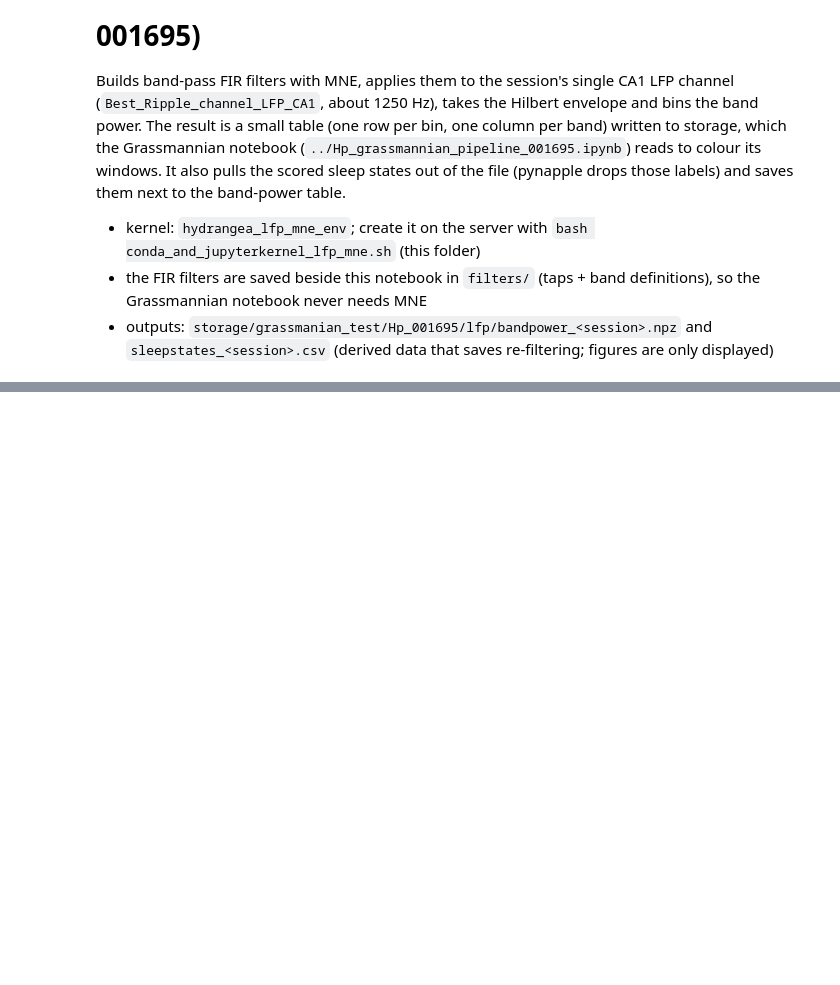
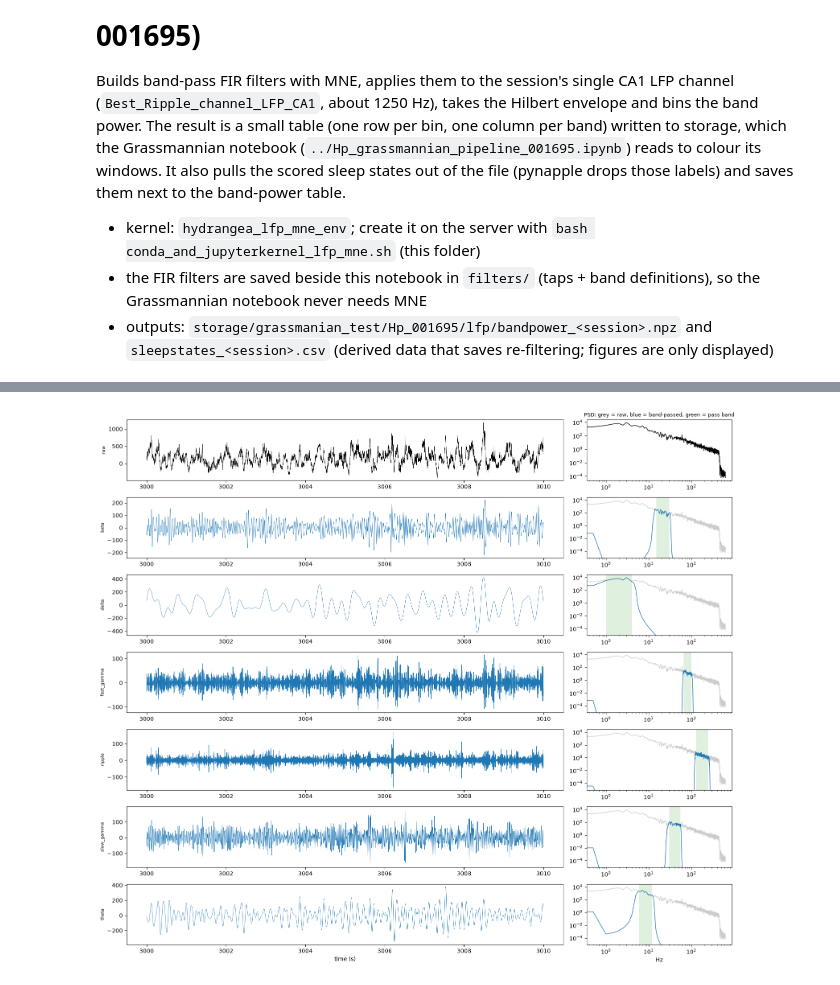
Before and after one commit to AngCamp/CumulantDynamicsGuiltByAssociation, a Jupyter notebook: Hydrangea_demo/Validating_Hybrid_Dynamics/RealData_Grassmanian_Tests/CA1data/lfp_filters/Hp_LFP_bandpower_mne_001695.ipynb, the cells around one changed output, grey strips where cells are left out. Saved outputs shown, nothing was run; the diff lists cells and outputs as text; code cells hidden in the pictures; blank space fills up the shorter version.

```diff
--- a/Hydrangea_demo/Validating_Hybrid_Dynamics/RealData_Grassmanian_Tests/CA1data/lfp_filters/Hp_LFP_bandpower_mne_001695.ipynb
+++ b/Hydrangea_demo/Validating_Hybrid_Dynamics/RealData_Grassmanian_Tests/CA1data/lfp_filters/Hp_LFP_bandpower_mne_001695.ipynb
@@ -226,0 +313,99 @@ ax.legend(frameon=False, fontsize=8); plt.tight_layout(); plt.show()
+# %%
+# ============ load the saved filters, find the live stretches of LFP, filter each on its own, cut each end by the longest ============
+import time
+import numpy as np
+import scipy.signal as sps
+import pynapple as nap
+from pathlib import Path
+from scipy.fft import next_fast_len
+
+FILTER_DIR  = Path("filters").resolve()
+LFP_FILE    = Path("/storage/dandi_downloads/sub-M01/sub-M01_ses-20240313T100000_behavior+ecephys.nwb")
+LFP_KEY     = "Best_Ripple_channel_LFP_CA1"
+OUT_DIR     = Path("/storage/grassmanian_test/Hp_001695/lfp")
+SESSION_KEY = "M01_20240313T100000"
+fs          = 1250.0
+BIN_MS      = 50.0
+DEAD_RUN_S  = 0.1                         # a constant value held this long = no signal
+
+# ---- filters from disk
+filters, BAND_DESIGN = {}, {}
+for f in sorted(FILTER_DIR.glob("fir_*_%.0fHz.npz" % fs)):
+    with np.load(f) as z:
+        name = f.stem[len("fir_"):-len("_%.0fHz" % fs)]
+        filters[name] = z["taps"].astype(float)
+        BAND_DESIGN[name] = (float(z["l_freq"]), float(z["h_freq"]), float(z["l_trans"]), float(z["h_trans"]))
+if not filters:
+    raise FileNotFoundError("no fir_*_%.0fHz.npz in %s" % (fs, FILTER_DIR))
+longest_band = max(filters, key=lambda b: len(filters[b]))
+n_edge = len(filters[longest_band]) // 2
+print("filters:", {b: len(t) for b, t in filters.items()}, "| longest %s -> %.1f s cut from each end of every live stretch"
+      % (longest_band, n_edge / fs))
+
+# ---- the recording and its live stretches
+x_lfp = np.asarray(nap.load_file(str(LFP_FILE))[LFP_KEY].values, dtype=float).reshape(-1)
+t_lfp = np.arange(len(x_lfp)) / fs
+n = len(x_lfp)
+change = np.flatnonzero(np.diff(x_lfp) != 0) + 1                   # runs of identical samples
+run_start, run_stop = np.r_[0, change], np.r_[change, n]
+dead = np.zeros(n, dtype=bool)
+for s, e in zip(run_start, run_stop):
+    if e - s >= DEAD_RUN_S * fs:
+        dead[s:e] = True
+d = np.diff(np.r_[0, (~dead).astype(np.int8), 0])
+seg_start, seg_stop = np.flatnonzero(d == 1), np.flatnonzero(d == -1)
+long_enough = (seg_stop - seg_start) >= 2 * n_edge + 2 * fs          # at least 2 s of signal left after the cut
+print("LFP: %.1f s, %.1f%% live, %d live stretches, %d usable after the cut (dropping %d short ones)"
+      % (t_lfp[-1], 100 * (~dead).mean(), len(seg_start), long_enough.sum(), (~long_enough).sum()))
+
+# ---- bins (full length) and the power per band, NaN outside the trusted parts of live stretches
+bin_s = BIN_MS / 1000.0
+bin_idx = np.floor(t_lfp / bin_s).astype(np.int64)
+n_bins = int(bin_idx.max()) + 1
+n_per_bin = np.bincount(bin_idx, minlength=n_bins).astype(float)
+t_center = (np.arange(n_bins) + 0.5) * bin_s
+powers = {name: np.full(n_bins, np.nan, dtype=np.float32) for name in filters}
+trusted = np.zeros(n, dtype=bool)
+
+t_all = time.time()
+for a, b in zip(seg_start[long_enough], seg_stop[long_enough]):
+    xs = x_lfp[a:b]
+    nfft = next_fast_len(len(xs))
+    lo, hi = a + n_edge, b - n_edge                                  # trusted samples of this stretch
+    trusted[lo:hi] = True
+    bins = bin_idx[lo:hi] - bin_idx[lo]
+    cnt = np.bincount(bins)
+    full = cnt >= 0.9 * fs * bin_s                                   # only bins (nearly) fully inside the trusted part
+    for name, taps in filters.items():
+        xf = sps.oaconvolve(xs, taps, mode="same")
+        env2 = np.abs(sps.hilbert(xf, N=nfft)[:len(xs)]) ** 2
+        p = np.bincount(bins, weights=env2[lo - a:hi - a], minlength=len(cnt)) / np.maximum(cnt, 1)
+        powers[name][bin_idx[lo] + np.flatnonzero(full)] = p[full]
+print("done in %.1fs | trusted signal %.1f min | bins with power: %d of %d"
+      % (time.time() - t_all, trusted.sum() / fs / 60, int(np.isfinite(powers[longest_band]).sum()), n_bins))
+for name in filters:
+    print("%-11s median power %.3g" % (name, np.nanmedian(powers[name])))
+# ============ filter check on 10 s of real signal ============
+T_CHECK = 3000.0                                   # inside a live stretch (2140-4870 s)
+a = int(T_CHECK * fs); b = a + int(10 * fs)
+pad = max(len(t) for t in filters.values()) // 2   # filter with context on both sides, then crop
+xs = x_lfp[a - pad:b + pad]
+tt = t_lfp[a:b]
+print("raw 10 s at %.0f s: std %.3g, %d unique values" % (T_CHECK, x_lfp[a:b].std(), len(np.unique(x_lfp[a:b]))))
+
+fig, axes = plt.subplots(len(filters) + 1, 2, figsize=(16, 2.0 * (len(filters) + 1)),
+                         gridspec_kw={"width_ratios": [3, 1]})
+axes[0, 0].plot(tt, x_lfp[a:b], lw=0.5, color="k"); axes[0, 0].set_ylabel("raw", fontsize=8)
+f_raw, p_raw = sps.welch(x_lfp[a:b], fs=fs, nperseg=int(2 * fs))
+axes[0, 1].loglog(f_raw, p_raw, color="k", lw=1)
+for ax, (name, taps) in zip(axes[1:], filters.items()):
+    xf = sps.oaconvolve(xs, taps, mode="same")[pad:pad + (b - a)]
+    ax[0].plot(tt, xf, lw=0.5, color="tab:blue"); ax[0].set_ylabel(name, fontsize=8)
+    f_b, p_b = sps.welch(xf, fs=fs, nperseg=int(2 * fs))
+    ax[1].loglog(f_raw, p_raw, color="0.8", lw=1); ax[1].loglog(f_b, p_b, color="tab:blue", lw=1)
+    ax[1].axvspan(BAND_DESIGN[name][0], BAND_DESIGN[name][1], color="tab:green", alpha=0.15, lw=0)
+    ax[1].set_ylim(p_raw.max() * 1e-9, p_raw.max() * 3)
+axes[-1, 0].set_xlabel("time (s)"); axes[-1, 1].set_xlabel("Hz")
+axes[0, 1].set_title("PSD: grey = raw, blue = band-passed, green = pass band", fontsize=9)
+plt.tight_layout(); plt.show()
+# %% [output]
@@ -226,0 +422 @@ ax.legend(frameon=False, fontsize=8); plt.tight_layout(); plt.show()
+[figure, added]
```
Also changed, not shown: parts of 14 cells of this notebook, 8 other files.
